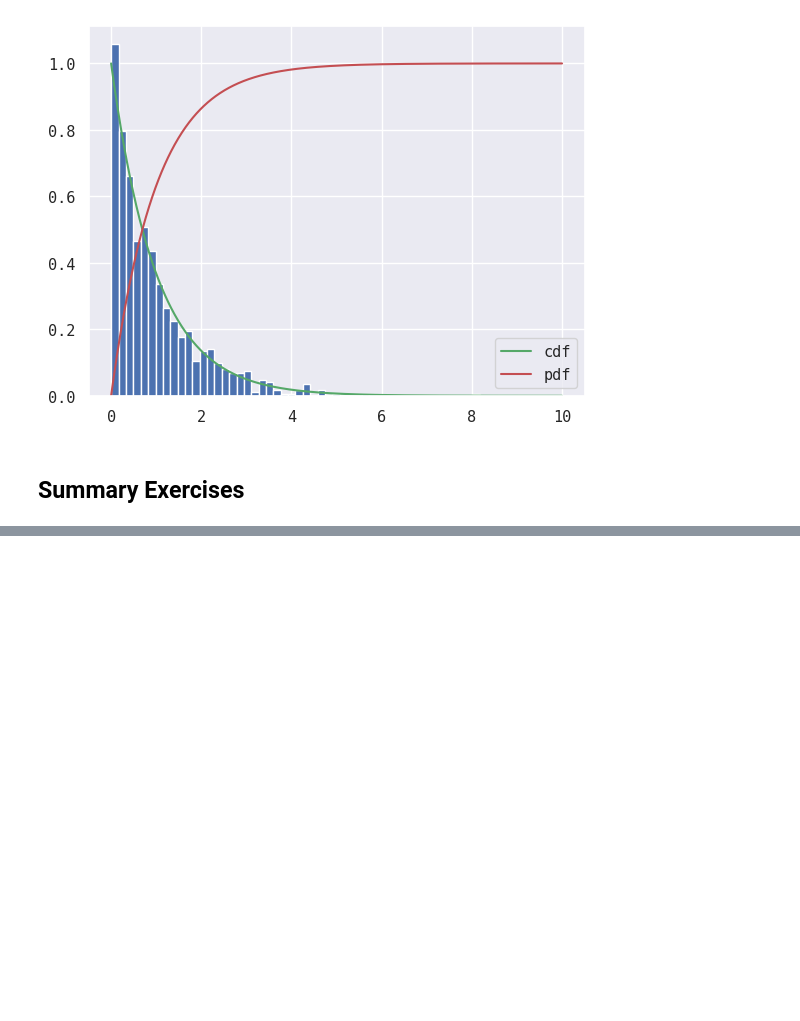
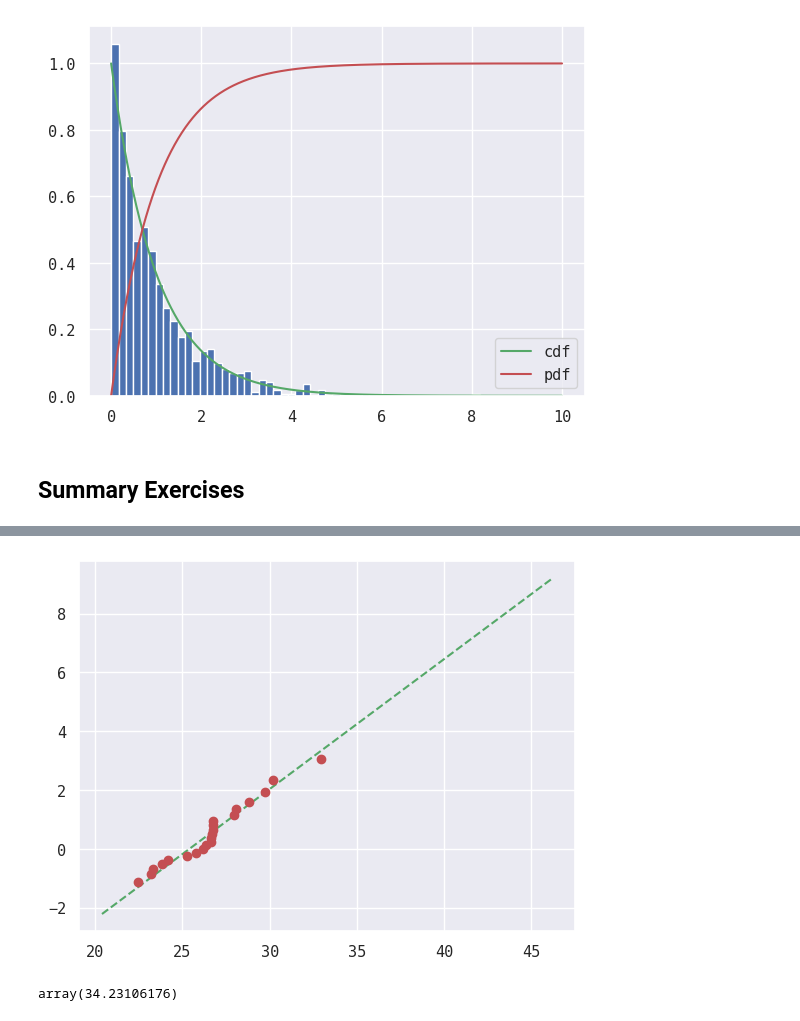
Before and after one commit to MuCool1729/Scipy-Lectures, a Jupyter notebook: intro_scipy.ipynb, the cells around one changed output, grey strips where cells are left out. Saved outputs shown, nothing was run; the diff lists cells and outputs as text; code cells hidden in the pictures; blank space fills up the shorter version.

```diff
--- a/intro_scipy.ipynb
+++ b/intro_scipy.ipynb
@@ -133,0 +144,14 @@ rv_frozen : rv_frozen instance
+# %%
+cum_prob =  (np.arange(years_nb, dtype=np.float32) + 1)/(years_nb+1)
+cum_prob = -np.log(-np.log(cum_prob))
+quantile_func = sp.interpolate.UnivariateSpline(cum_prob, np.sort(max_speeds), k =1 )
+# %%
+n_prob = -np.log(-np.log(np.linspace(1e-4,1-1e-4, 100)))
+plt.plot(quantile_func(n_prob), n_prob, "g--")
+plt.plot(np.sort(max_speeds), cum_prob, "ro");
+# %% [output]
+[figure, added]
+# %%
+quantile_func(-np.log(-np.log(49/50)))
+# %% [output]
+array(34.23106176)
```
Also changed, not shown: parts of 7 cells of this notebook, 6 other files.
